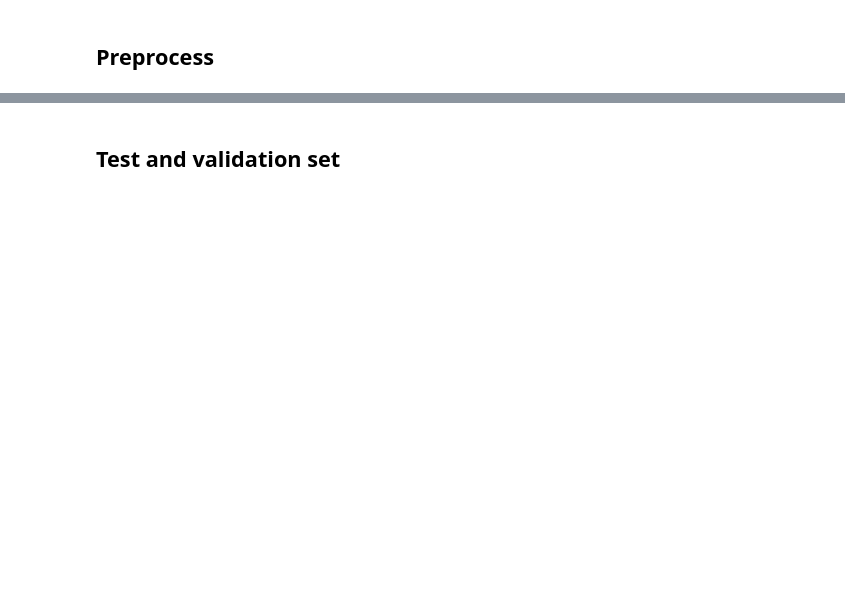
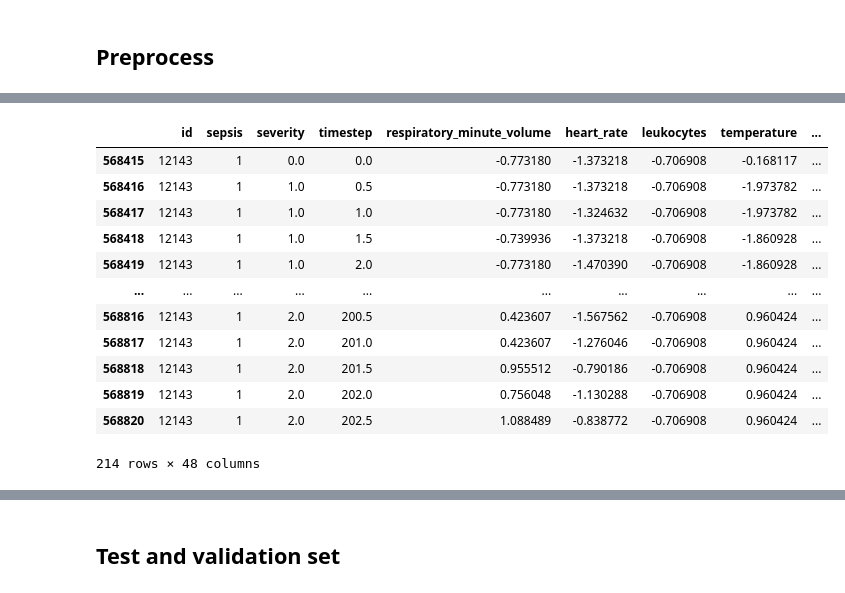
Before and after one commit to emilwennstrom/SepsisTS, a Jupyter notebook: sepsis1.ipynb, the cells around one changed output, grey strips where cells are left out. Cells and saved outputs as stored; diff of their text form; code cells hidden in the pictures; blank space fills up the shorter version.

```diff
--- a/sepsis1.ipynb
+++ b/sepsis1.ipynb
@@ -255,0 +239,17 @@ Index(['respiratory_minute_volume', 'heart_rate', 'leukocytes', 'temperature',
+# %%
+patient = df[(df["id"] == 12143) & (df["severity"] <= 2)]
+patient
+# %% [output]
+|  | id | sepsis | severity | timestep | respiratory_minute_volume | heart_rate | leukocytes | temperature | ... |
+| 568415 | 12143 | 1 | 0.0 | 0.0 | -0.773180 | -1.373218 | -0.706908 | -0.168117 | ... |
+| 568416 | 12143 | 1 | 1.0 | 0.5 | -0.773180 | -1.373218 | -0.706908 | -1.973782 | ... |
+| 568417 | 12143 | 1 | 1.0 | 1.0 | -0.773180 | -1.324632 | -0.706908 | -1.973782 | ... |
+| 568418 | 12143 | 1 | 1.0 | 1.5 | -0.739936 | -1.373218 | -0.706908 | -1.860928 | ... |
+| 568419 | 12143 | 1 | 1.0 | 2.0 | -0.773180 | -1.470390 | -0.706908 | -1.860928 | ... |
+| ... | ... | ... | ... | ... | ... | ... | ... | ... | ... |
+| 568816 | 12143 | 1 | 2.0 | 200.5 | 0.423607 | -1.567562 | -0.706908 | 0.960424 | ... |
+| 568817 | 12143 | 1 | 2.0 | 201.0 | 0.423607 | -1.276046 | -0.706908 | 0.960424 | ... |
+| 568818 | 12143 | 1 | 2.0 | 201.5 | 0.955512 | -0.790186 | -0.706908 | 0.960424 | ... |
+| 568819 | 12143 | 1 | 2.0 | 202.0 | 0.756048 | -1.130288 | -0.706908 | 0.960424 | ... |
+| 568820 | 12143 | 1 | 2.0 | 202.5 | 1.088489 | -0.838772 | -0.706908 | 0.960424 | ... |
+214 rows × 48 columns
```
Also changed, not shown: parts of 33 cells of this notebook.
